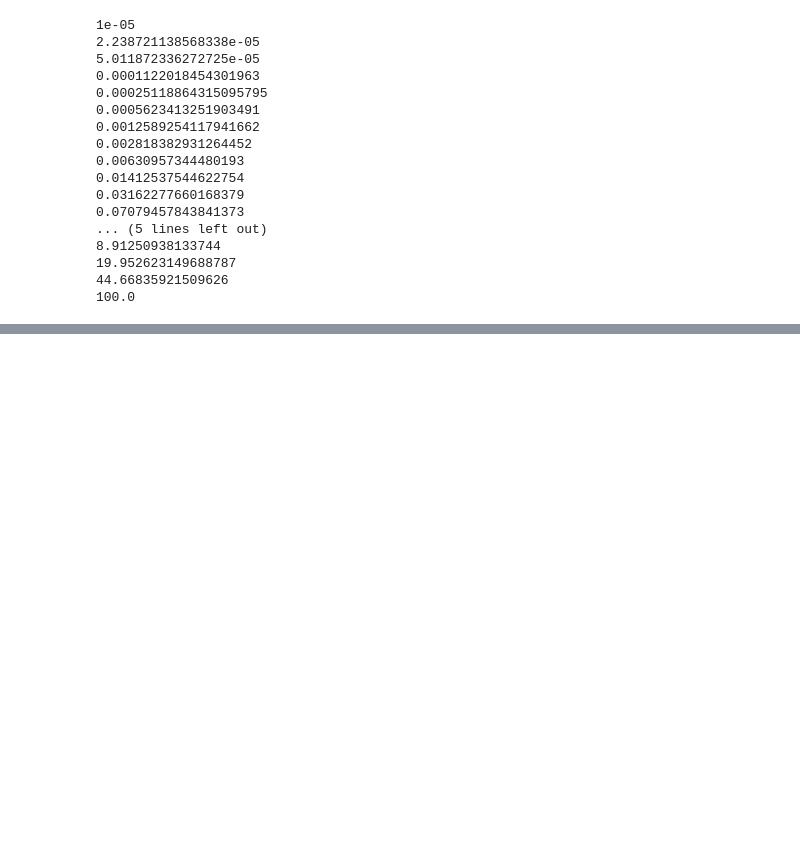
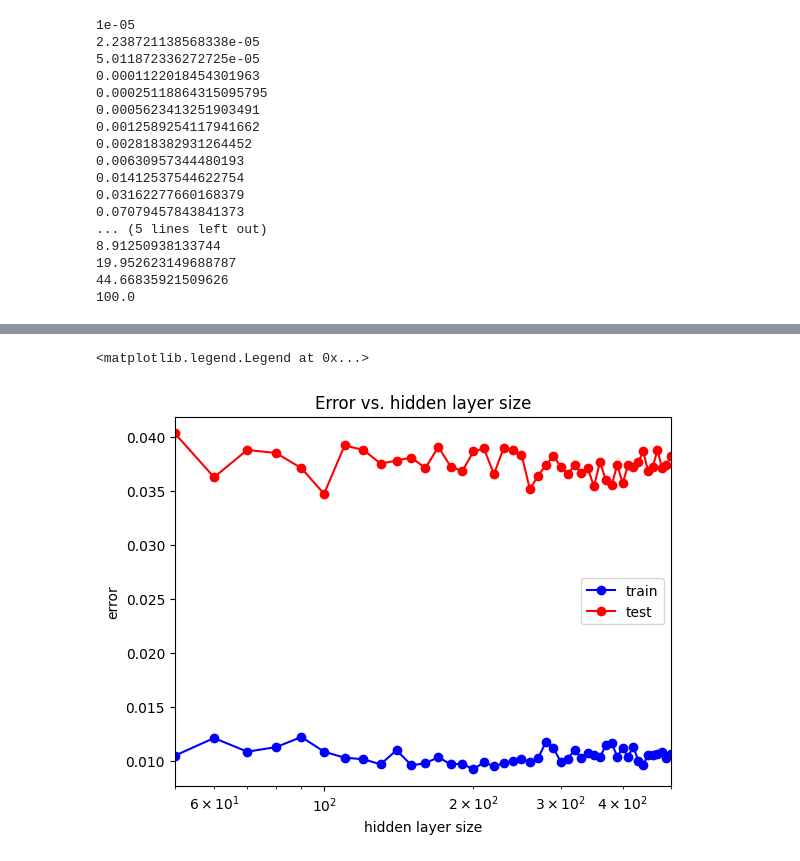
Before and after one commit to ZhdanAndrew/ML, a Jupyter notebook: labs.ipynb, the cells around one changed output, grey strips where cells are left out. Cells and saved outputs as stored; diff of their text form; code cells hidden in the pictures; blank space fills up the shorter version.

```diff
--- a/labs.ipynb
+++ b/labs.ipynb
@@ -711,0 +755,21 @@ for alpha in alpha_arr:
+# %%
+hls_arr = [(i,) for i in range(50, 510, 10)]
+
+test_err = []
+train_err = []
+train_acc = []
+test_acc = []
+
+for hls in hls_arr:
+    mlp_model = MLPClassifier(alpha = alpha_opt[0], hidden_layer_sizes = hls,
+                              solver = 'lbfgs', activation = 'logistic', max_iter=1000, random_state = 42)
+    mlp_model.fit(X_train, y_train)
+
+    y_train_pred = mlp_model.predict(X_train)
+    y_test_pred = mlp_model.predict(X_test)
+
+    train_err.append(np.mean(y_train != y_train_pred))
+    test_err.append(np.mean(y_test != y_test_pred))
+    train_acc.append(accuracy_score(y_train, y_train_pred))
+    test_acc.append(accuracy_score(y_test, y_test_pred))
+    print(hls)
@@ -711,0 +794,11 @@ for alpha in alpha_arr:
+# %%
+plt.semilogx(hls_arr, train_err, 'b-o', label = 'train')
+plt.semilogx(hls_arr, test_err, 'r-o', label = 'test')
+plt.xlim([np.min(hls_arr), np.max(hls_arr)])
+plt.title('Error vs. hidden layer size')
+plt.xlabel('hidden layer size')
+plt.ylabel('error')
+plt.legend()
+# %% [output]
+<matplotlib.legend.Legend at 0x...>
+[figure, added]
```
Also changed, not shown: parts of 26 cells of this notebook.
